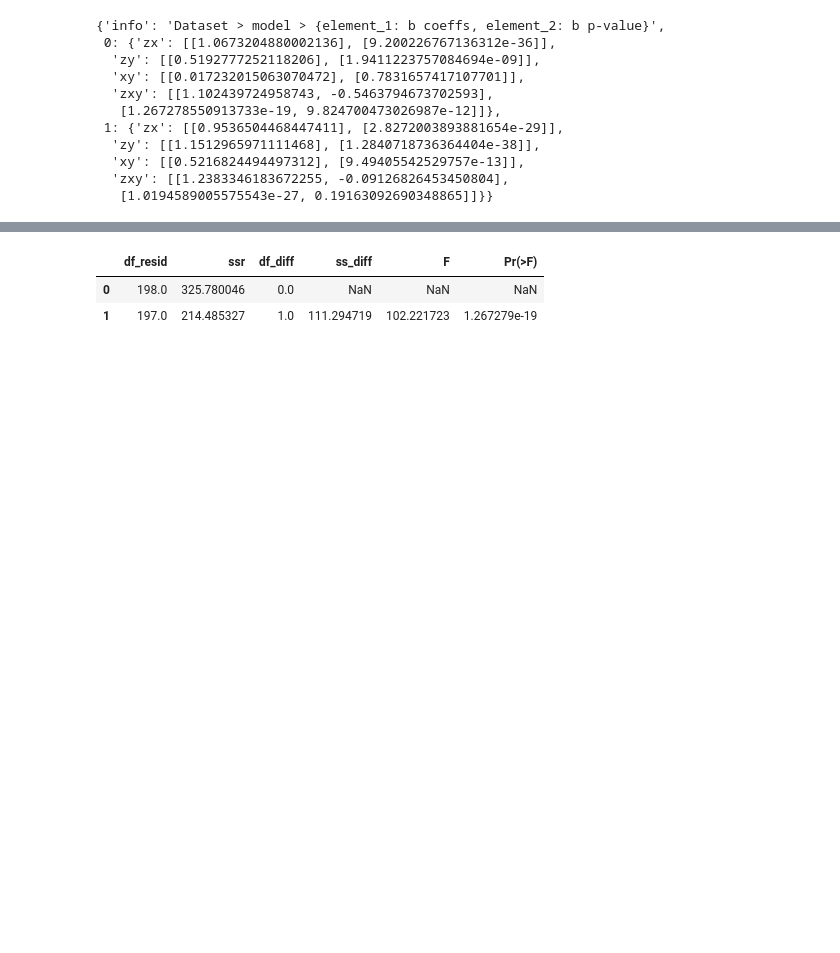
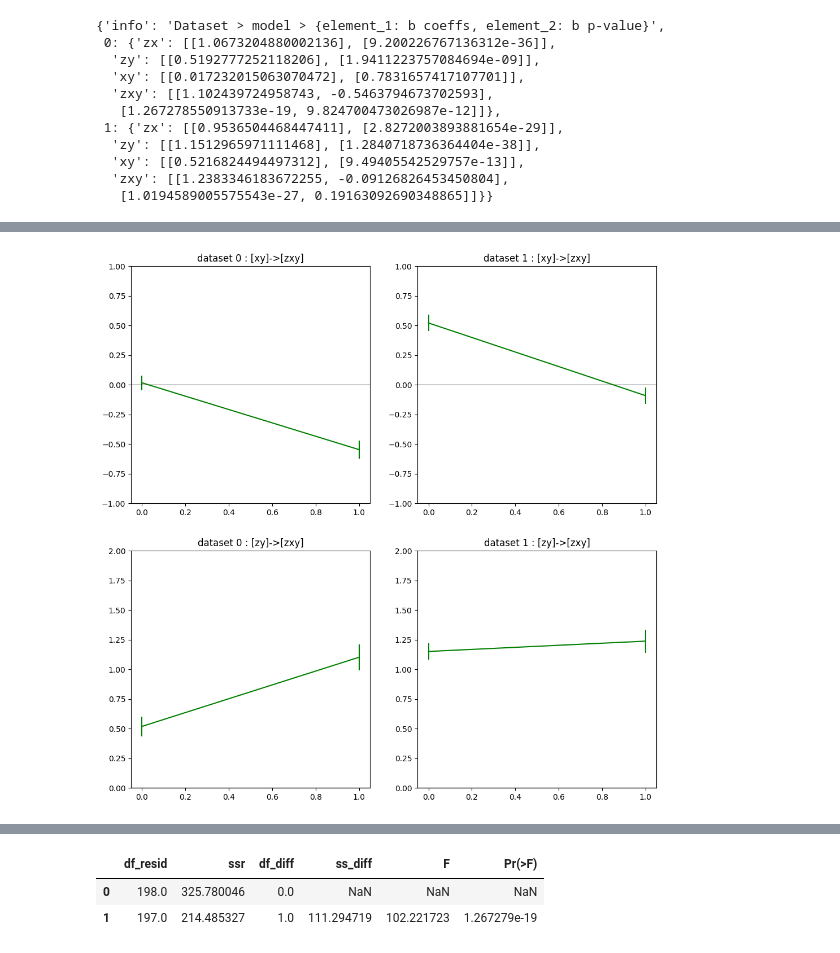
Before and after one commit to jd2504/bme_dsp_2025, a Jupyter notebook: 11_causal_inference.ipynb, the cells around one changed output, grey strips where cells are left out. Drawn from its saved outputs; the diff is of its cells as text; code cells hidden in the pictures; blank space fills up the shorter version.

```diff
--- a/11_causal_inference.ipynb
+++ b/11_causal_inference.ipynb
@@ -63,5 +97,5 @@ plt.show()
 # %%
-def fit_ols(regressors, dep_var):
+def estimate_betas(regressors, dep_var):
     params_output = {}
     m = sm.OLS(dep_var, regressors)
     results = m.fit()
@@ -69,8 +103,7 @@ def fit_ols(regressors, dep_var):
     return results, params_output
 
 models = {}
-m_params = {}
-m_params['info'] = """Dataset > model > {element_1: b coeffs, element_2: b p-value}"""
+m_params = {'info': """Dataset > model > {element_1: b coeffs, element_2: b p-value}"""}
 
 for i in range(2):
     X, Y, Z = x['X'][:,i], x['Y'][:,i], x['Z'][:,i]
@@ -78,15 +111,15 @@ for i in range(2):
     m_params[i] = {}
 
     model = 'zx' # test potential confound on independent var
-    models[i][model], m_params[i][model] = fit_ols(sm.add_constant(Z), X)
+    models[i][model], m_params[i][model] = estimate_betas(sm.add_constant(Z), X)
 
     model = 'zy' # test confound on dependent var
-    models[i][model], m_params[i][model] = fit_ols(sm.add_constant(Z), Y)
+    models[i][model], m_params[i][model] = estimate_betas(sm.add_constant(Z), Y)
 
     model = 'xy'
-    models[i][model], m_params[i][model] = fit_ols(sm.add_constant(X), Y)
+    models[i][model], m_params[i][model] = estimate_betas(sm.add_constant(X), Y)
 
     model = 'zxy' # control for confound
-    models[i][model], m_params[i][model] = fit_ols(sm.add_constant(np.column_stack((Z,X))), Y)
+    models[i][model], m_params[i][model] = estimate_betas(sm.add_constant(np.column_stack((Z,X))), Y)
 # %%
 def model_summary(set_n, model, full=True, models_dict=models):
@@ -118,0 +164,21 @@ model_summary(0, 'zx', full=False)
+# %%
+plt.figure(figsize=(12, 12))
+
+for i in range(2):
+    plt.subplot(2,2,i+1)
+    plt.errorbar([0,1], [models[i]['xy'].params[1], models[i]['zxy'].params[2]],
+                 yerr=[models[i]['xy'].bse[1], models[i]['zxy'].bse[2]], c='g')
+    plt.axhline(y=0, c='k', alpha=0.2)
+    plt.ylim([-1, 1])
+    plt.title(f"dataset {i} : [xy]->[zxy]")
+
+for i in range(2):
+    plt.subplot(2,2,i+3)
+    plt.errorbar([0,1], [models[i]['zy'].params[1], models[i]['zxy'].params[1]],
+                 yerr=[models[i]['zy'].bse[1], models[i]['zxy'].bse[1]], c='g')
+    plt.axhline(y=0, c='k', alpha=0.2)
+    plt.ylim([0, 2.])
+    plt.title(f"dataset {i} : [zy]->[zxy]")
+plt.show()
+# %% [output]
+[figure, added]
```
Also changed, not shown: parts of 15 cells of this notebook.
